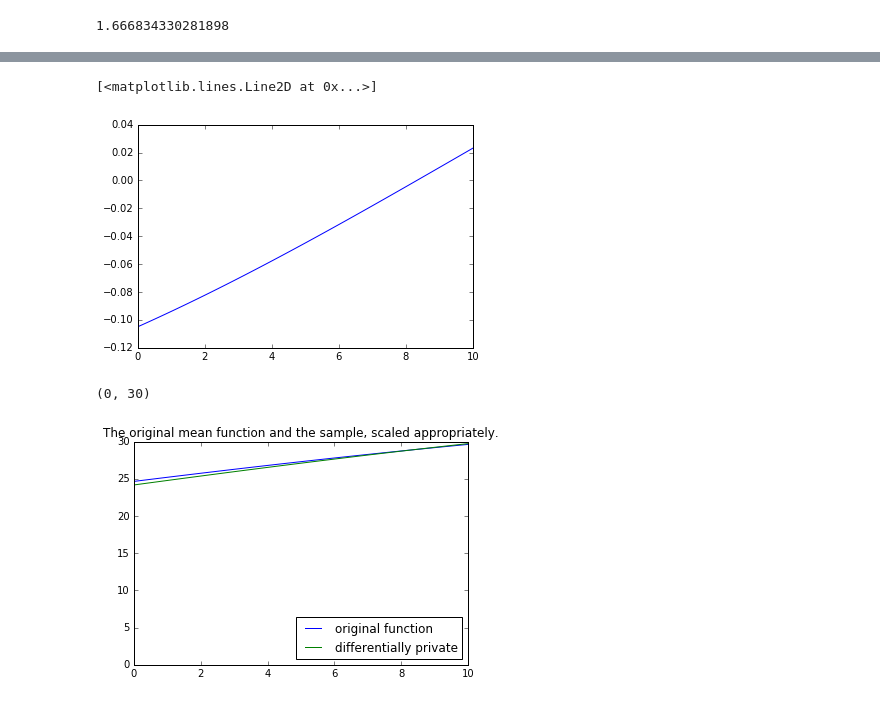
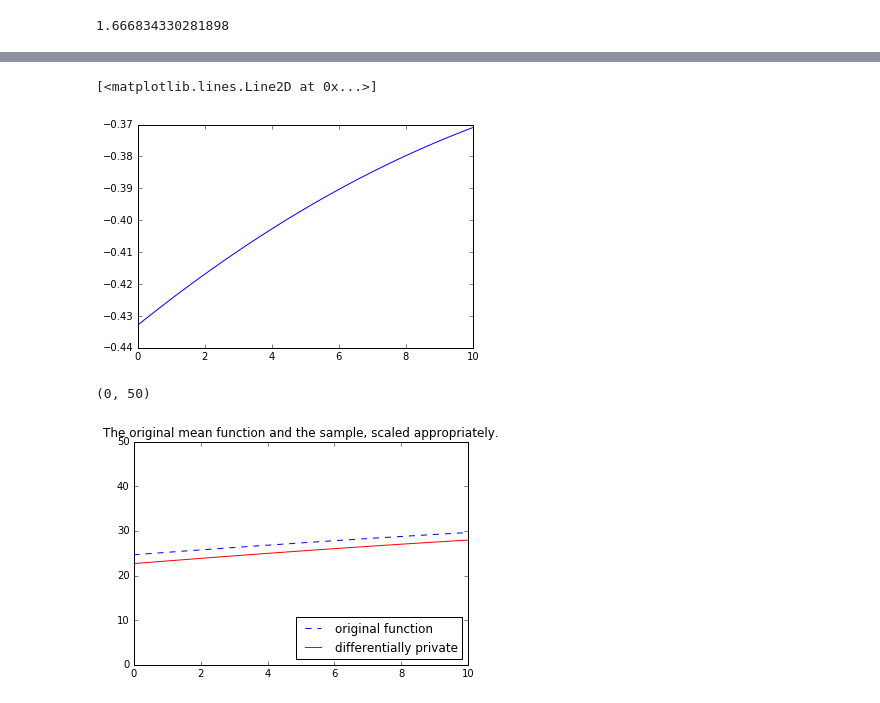
Before and after one commit to scikic/virtual, a Jupyter notebook: Virtual_Patients_Part_2.ipynb, the cells around one changed output, grey strips where cells are left out. Cells and saved outputs as stored; diff of their text form; code cells hidden in the pictures.

```diff
--- a/Virtual_Patients_Part_2.ipynb
+++ b/Virtual_Patients_Part_2.ipynb
@@ -189,14 +194,0 @@ $$\sum_{i=0}^{\infty} e^{-(\Delta i)^2} \leq 1 + {{\sqrt{\pi}} \over 2 \delta}$$
-# %%
-#Numerical demonstration for different values of delta (distance between inputs)
-
-#in particular looking at how far from the bound the summation is.
-import numpy as np
-deltas = np.arange(0.01,20,0.01)
-temp = np.zeros_like(deltas)
-for en,delta in enumerate(deltas):
-    i = np.arange(10000)*delta
-#    print delta
-#    print i[0:5]
-#    print np.sum(np.exp(-i**2))
-#    print 1.0+(np.sqrt(np.pi))/(2.0*delta)
-    temp[en] = (1+(np.sqrt(np.pi))/(2.0*delta)) /np.sum(np.exp(-i**2))
@@ -668,20 +656,20 @@ G = np.random.multivariate_normal(np.zeros(Nout),m.kern.K(x)/m.kern.variance).re
 plt.plot(x,G)
 # %% [output]
 [<matplotlib.lines.Line2D at 0x...>]
-[figure, old version]
+[figure, new version]
 # %%
 ypred = m.predict(x)[0]
-plot(x,ypred,label='original function')
-delta = 1.40
+plot(x,ypred,'--b',label='original function')
+delta = 1.4
 alpha = 1.0 #what's an acceptable level of epsilon? (and why am I using alpha not epsilon?)
 beta = 0.01
 c = np.sqrt(2*np.log(2/beta)) #c > sqrt(2 log (2/beta)) e.g. beta = 0.1, c = sqrt(2 log (2/0.1)) = sqrt(2 log (20)) = 2.45
 scale = delta * c / alpha
-plot(x,ypred+G*scale,label='differentially private')
+plot(x,ypred+G*scale,'r-',label='differentially private')
 plt.title('The original mean function and the sample, scaled appropriately.')
 plt.legend(loc='lower right')
-plt.ylim([0,30])
+plt.ylim([0,50])
 # %% [output]
-(0, 30)
+(0, 50)
-[figure, old version]
+[figure, new version]
 # %% [markdown]
```
Also changed, not shown: parts of 24 cells of this notebook, 1 other file.
